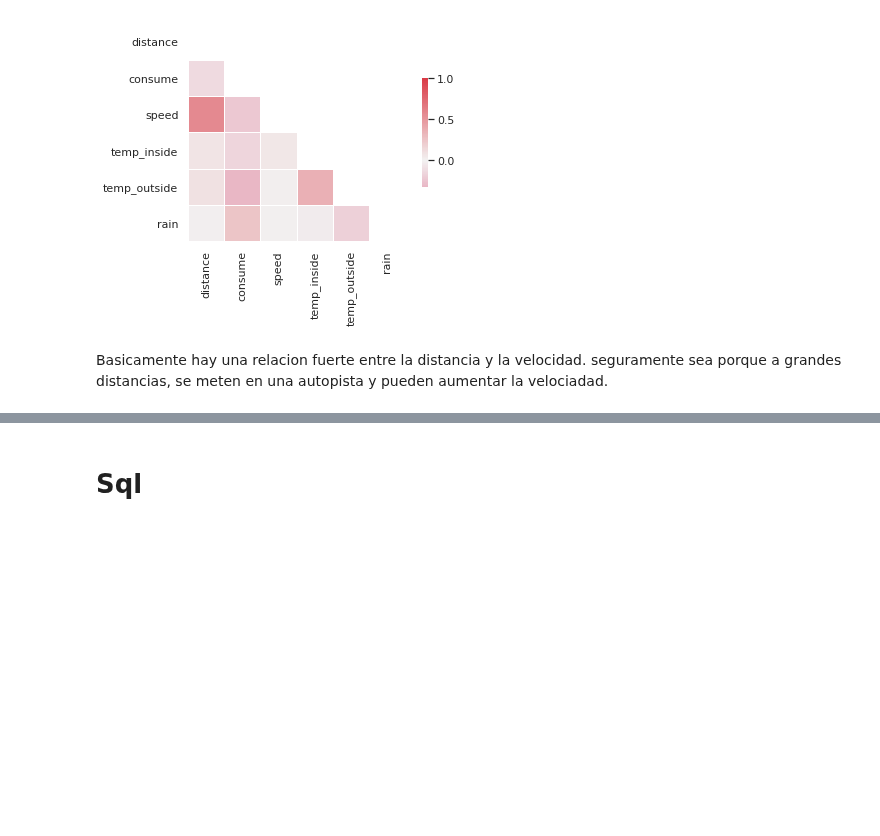
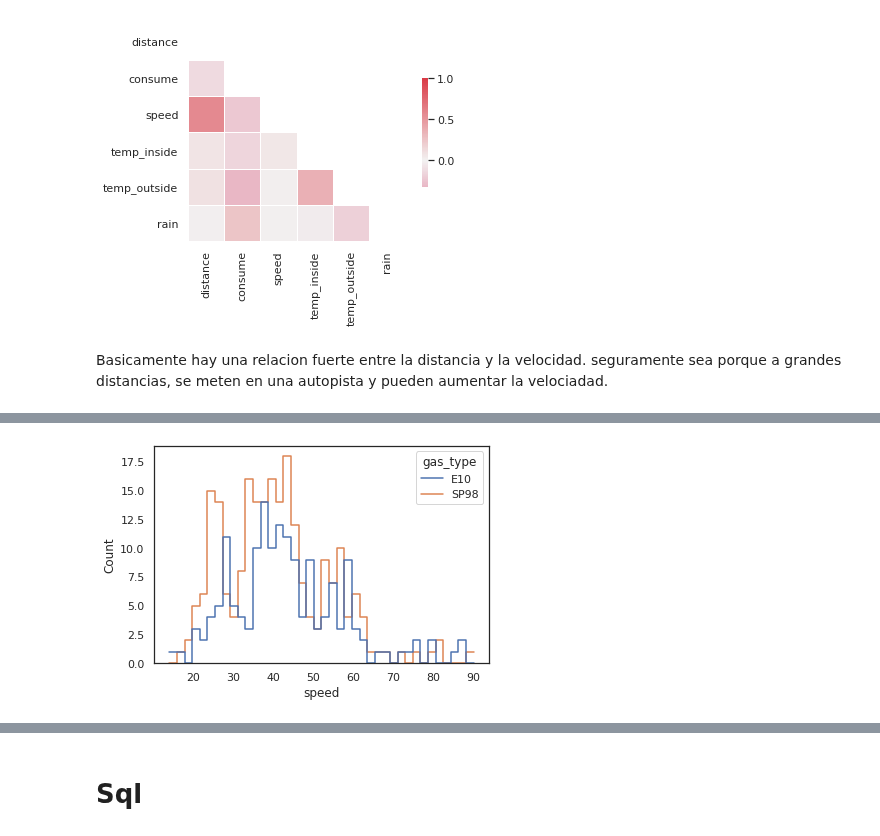
Before and after one commit to VictorRodriguezIronhack/reto_data, a Jupyter notebook: Jupiter.ipynb, the cells around one changed output, grey strips where cells are left out. Cells and saved outputs as stored; diff of their text form; code cells hidden in the pictures; blank space fills up the shorter version.

```diff
--- a/Jupiter.ipynb
+++ b/Jupiter.ipynb
@@ -540,0 +544,8 @@ plt.plot(df_gasXconsume)
+# %%
+sns.histplot(x=df.speed,
+             hue=df[(df.gas_type=='E10') | (df.gas_type=='SP98')].gas_type,
+             bins=40,
+            element='step',
+            fill=False);
+# %% [output]
+[figure, added]
```
Also changed, not shown: parts of 12 cells of this notebook.
